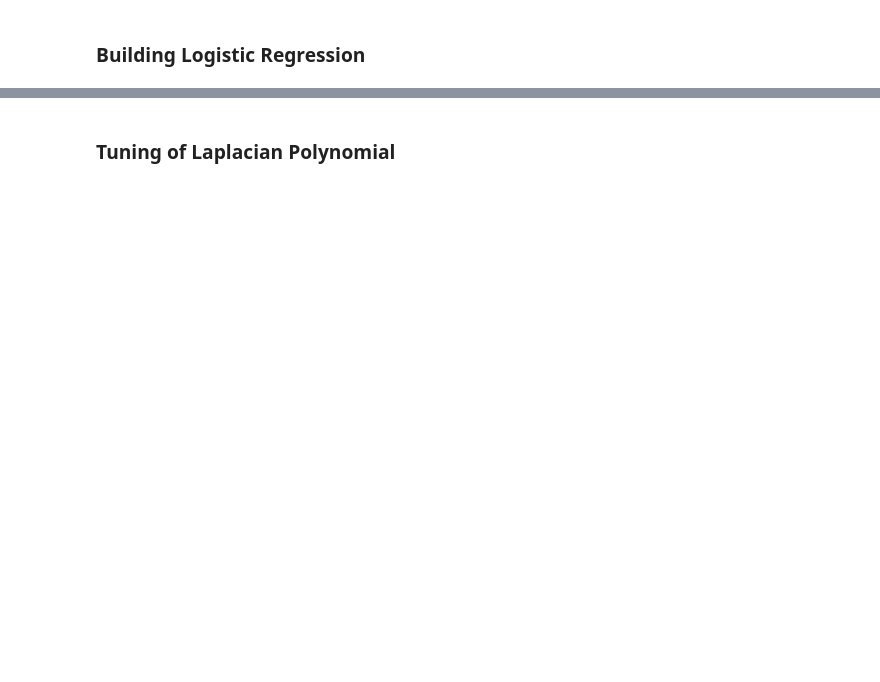
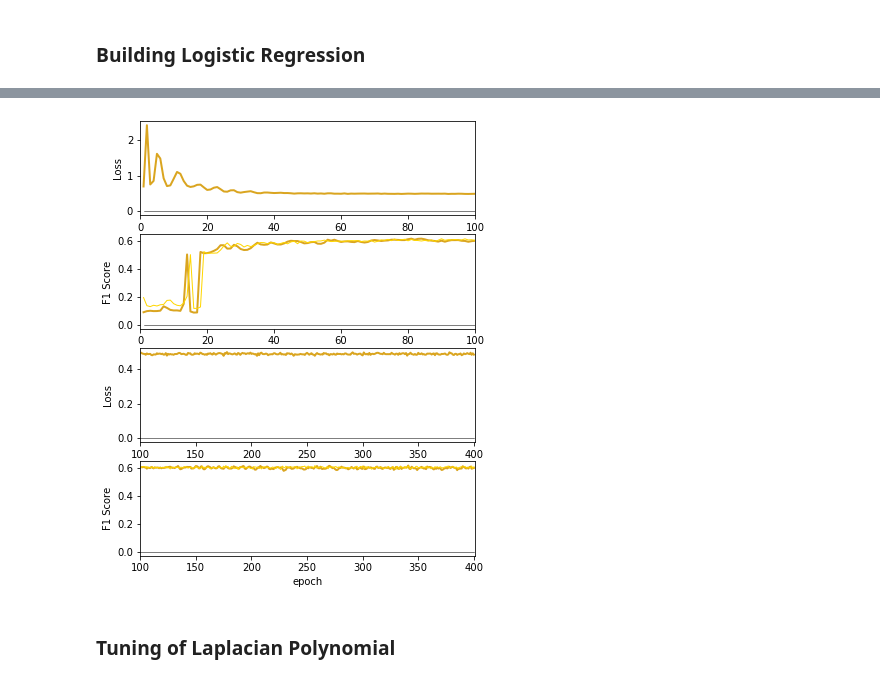
Before and after one commit to antoine-spahr/NTDS, a Jupyter notebook: Project/Machine_Learning.ipynb, the cells around one changed output, grey strips where cells are left out. Cells and saved outputs as stored; diff of their text form; code cells hidden in the pictures; blank space fills up the shorter version.

```diff
--- a/Project/Machine_Learning.ipynb
+++ b/Project/Machine_Learning.ipynb
@@ -179,2 +177,7 @@ def do_standardisation(data, train_mask, val_mask, test_mask):
+# %%
+# feature tensors
+tensor_data_std = torch.FloatTensor(transformed_feat_std.values)
+# labels tensors
+tensor_labels = torch.LongTensor(IMDB_nom.values)
 # %% [markdown]
 ## Random Classifier
@@ -517,0 +428,12 @@ plt.show()
+# %%
+# Best Model based on F1 score
+pol_order = 3
+lr = 0.3
+weight_decay = 5e-05
+n_epochs = 400
+p_dropout = 0.2
+n_classes = 2
+in_feats=tensor_data_std.shape[1]
+
+true_ratio = 1074/4802 # <-- fraction of Nominations
+weights_loss = torch.FloatTensor([true_ratio, 1-true_ratio]) # to rebalance classes
@@ -518,3 +477,36 @@ plt.show()
+# %%
+# Plot loss and f1 score across epochs
+fig, axs = plt.subplots(4,1,figsize=(6,8))
+ep = np.arange(1,n_epochs+1,1)
+axs[0].plot(ep[0:100], losses_logF[0:100], color='Goldenrod', linewidth=2)
+axs[0].plot(ep, np.zeros(ep.shape), color='black', linewidth=0.5)
+axs[0].set_xlim([0,100])
+axs[0].set_xlabel('epoch')
+axs[0].set_ylabel('Loss')
+
+axs[1].plot(ep[0:100], f1_val[0:100], color='Goldenrod', linewidth=2)
+axs[1].plot(ep[0:100], f1_tr[0:100], color='Gold', linewidth=1)
+axs[1].plot(ep, np.zeros(ep.shape), color='black', linewidth=0.5)
+axs[1].set_xlim([0,100])
+axs[1].set_xlabel('epoch')
+axs[1].set_ylabel('F1 Score')
+
+axs[2].plot(ep[100:], losses_logF[100:], color='Goldenrod', linewidth=2)
+axs[2].plot(ep, np.zeros(ep.shape), color='black', linewidth=0.5)
+axs[2].set_xlim([100,n_epochs+1])
+axs[2].set_xlabel('epoch')
+axs[2].set_ylabel('Loss')
+
+axs[3].plot(ep[100:], f1_val[100:], color='Goldenrod', linewidth=2)
+axs[3].plot(ep[100:], f1_tr[100:], color='Gold', linewidth=1)
+axs[3].plot(ep, np.zeros(ep.shape), color='black', linewidth=0.5)
+axs[3].set_xlim([100,n_epochs+1])
+axs[3].set_xlabel('epoch')
+axs[3].set_ylabel('F1 Score')
+
+plt.show()
+# %% [output]
+[figure, added]
 # %% [markdown]
 ### Tuning of Laplacian Polynomial
 # %%
```
Also changed, not shown: parts of 65 cells of this notebook, 1 other file.
